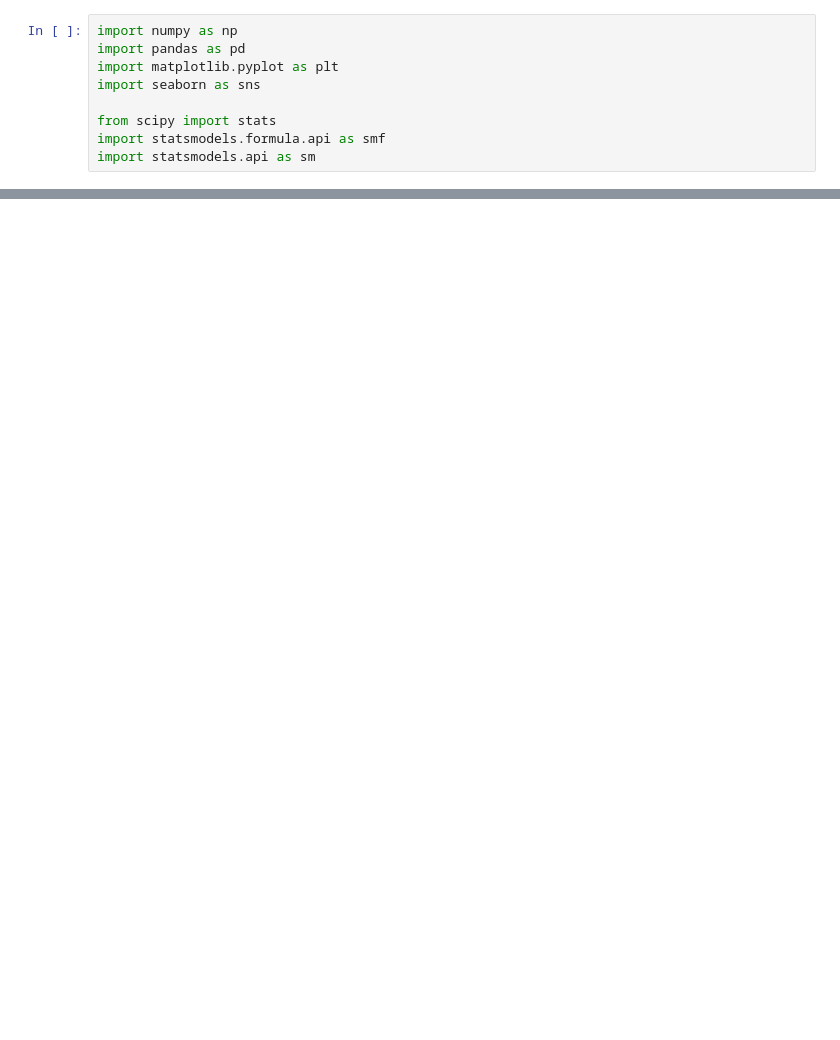
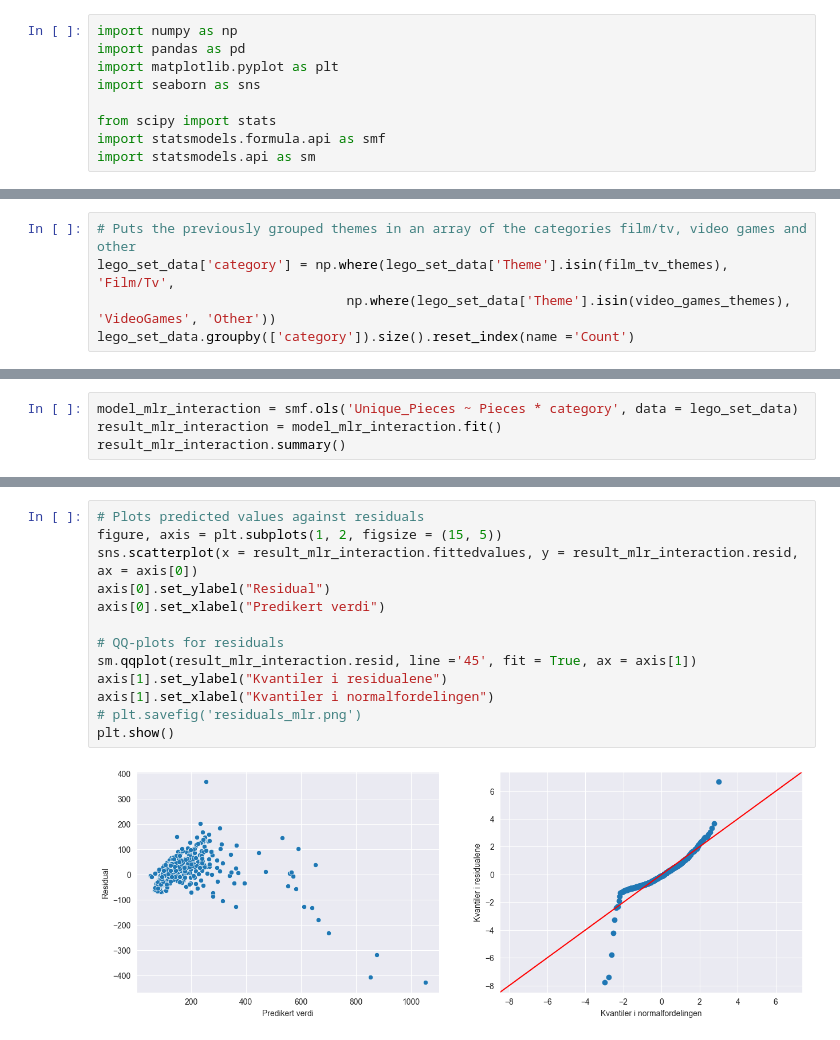
Before and after one commit to kludge7/ISTT1003-Statistikk, a Jupyter notebook: oppg1.ipynb, the cells around one changed output, grey strips where cells are left out. Drawn from its saved outputs; the diff is of its cells as text; blank space fills up the shorter version.

```diff
--- a/oppg1.ipynb
+++ b/oppg1.ipynb
@@ -491,0 +123,5 @@ lego_set_data.groupby(['cat', 'Theme']).size().reset_index(name ='Count')
+# %%
+# Puts the previously grouped themes in an array of the categories film/tv, video games and other
+lego_set_data['category'] = np.where(lego_set_data['Theme'].isin(film_tv_themes), 'Film/Tv',
+                                np.where(lego_set_data['Theme'].isin(video_games_themes), 'VideoGames', 'Other'))
+lego_set_data.groupby(['category']).size().reset_index(name ='Count')
@@ -491,0 +230,4 @@ lego_set_data.groupby(['cat', 'Theme']).size().reset_index(name ='Count')
+# %%
+model_mlr_interaction = smf.ols('Unique_Pieces ~ Pieces * category', data = lego_set_data)
+result_mlr_interaction = model_mlr_interaction.fit()
+result_mlr_interaction.summary()
@@ -491,0 +260,15 @@ lego_set_data.groupby(['cat', 'Theme']).size().reset_index(name ='Count')
+# %%
+# Plots predicted values against residuals
+figure, axis = plt.subplots(1, 2, figsize = (15, 5))
+sns.scatterplot(x = result_mlr_interaction.fittedvalues, y = result_mlr_interaction.resid, ax = axis[0])
+axis[0].set_ylabel("Residual")
+axis[0].set_xlabel("Predikert verdi")
+
+# QQ-plots for residuals
+sm.qqplot(result_mlr_interaction.resid, line ='45', fit = True, ax = axis[1])
+axis[1].set_ylabel("Kvantiler i residualene")
+axis[1].set_xlabel("Kvantiler i normalfordelingen")
+# plt.savefig('residuals_mlr.png')
+plt.show()
+# %% [output]
+[figure, added]
```
Also changed, not shown: parts of 50 cells of this notebook, 1 other file.
